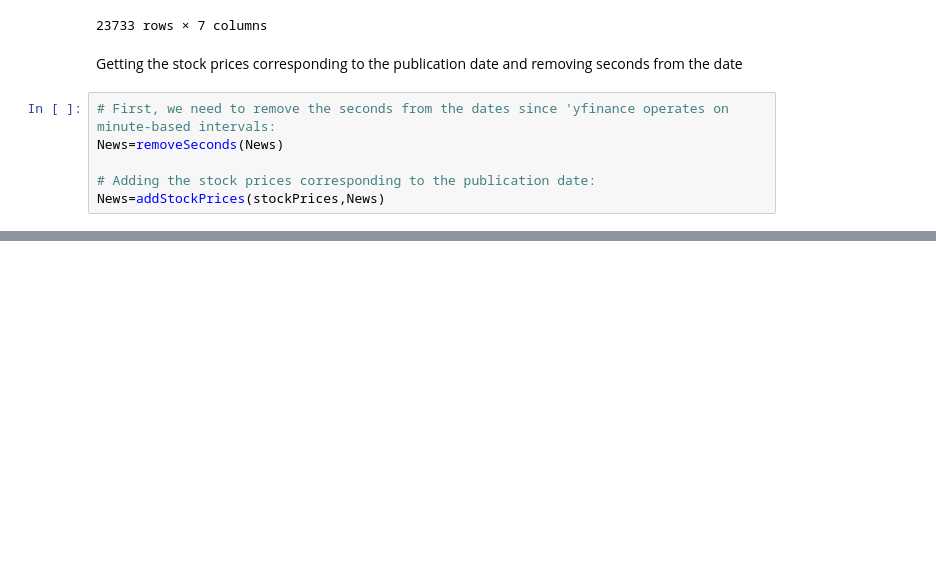
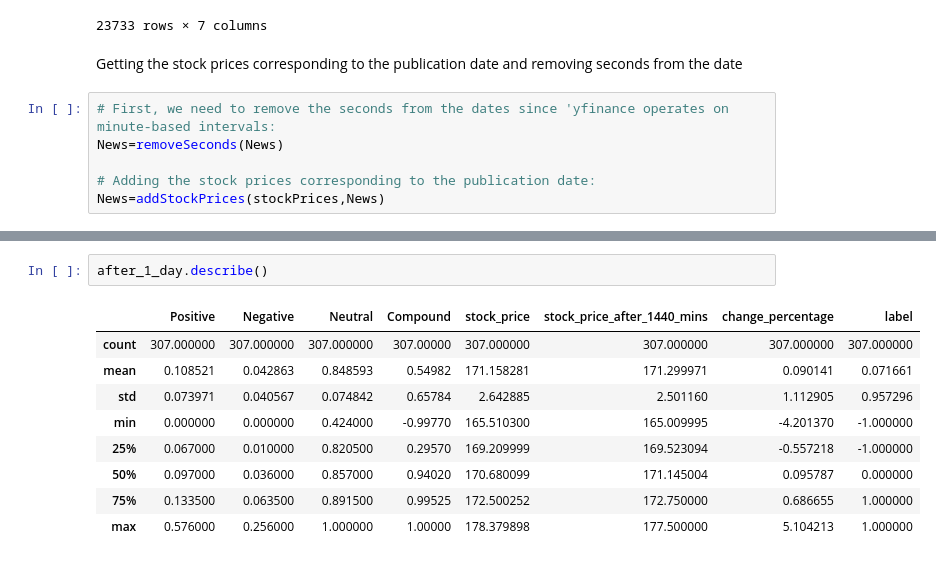
Before and after one commit to joudabihaidar/MarketMind, a Jupyter notebook: notebooks/labeling.ipynb, the cells around one changed output, grey strips where cells are left out. Drawn from its saved outputs; the diff is of its cells as text; blank space fills up the shorter version.

```diff
--- a/notebooks/labeling.ipynb
+++ b/notebooks/labeling.ipynb
@@ -320,0 +341,12 @@ after_1_day.to_csv(r'..\data\stockPrices\stock_prices_after_1_day.csv',index=Fal
+# %%
+after_1_day.describe()
+# %% [output]
+|  | Positive | Negative | Neutral | Compound | stock_price | stock_price_after_1440_mins | change_percentage | label |
+| count | 307.000000 | 307.000000 | 307.000000 | 307.00000 | 307.000000 | 307.000000 | 307.000000 | 307.000000 |
+| mean | 0.108521 | 0.042863 | 0.848593 | 0.54982 | 171.158281 | 171.299971 | 0.090141 | 0.071661 |
+| std | 0.073971 | 0.040567 | 0.074842 | 0.65784 | 2.642885 | 2.501160 | 1.112905 | 0.957296 |
+| min | 0.000000 | 0.000000 | 0.424000 | -0.99770 | 165.510300 | 165.009995 | -4.201370 | -1.000000 |
+| 25% | 0.067000 | 0.010000 | 0.820500 | 0.29570 | 169.209999 | 169.523094 | -0.557218 | -1.000000 |
+| 50% | 0.097000 | 0.036000 | 0.857000 | 0.94020 | 170.680099 | 171.145004 | 0.095787 | 0.000000 |
+| 75% | 0.133500 | 0.063500 | 0.891500 | 0.99525 | 172.500252 | 172.750000 | 0.686655 | 1.000000 |
+| max | 0.576000 | 0.256000 | 1.000000 | 1.00000 | 178.379898 | 177.500000 | 5.104213 | 1.000000 |
```
Also changed, not shown: parts of 8 cells of this notebook, 4 other files.
